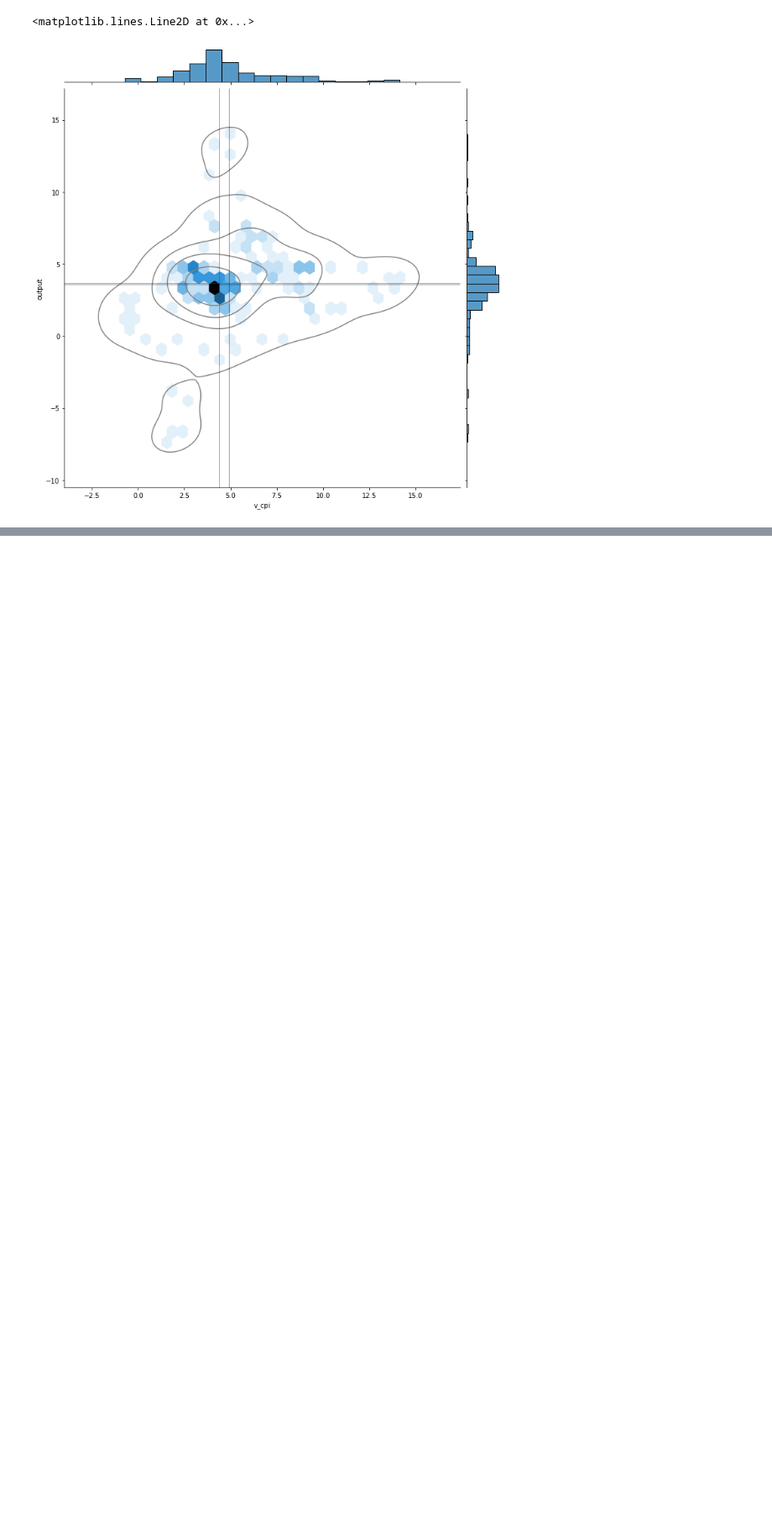
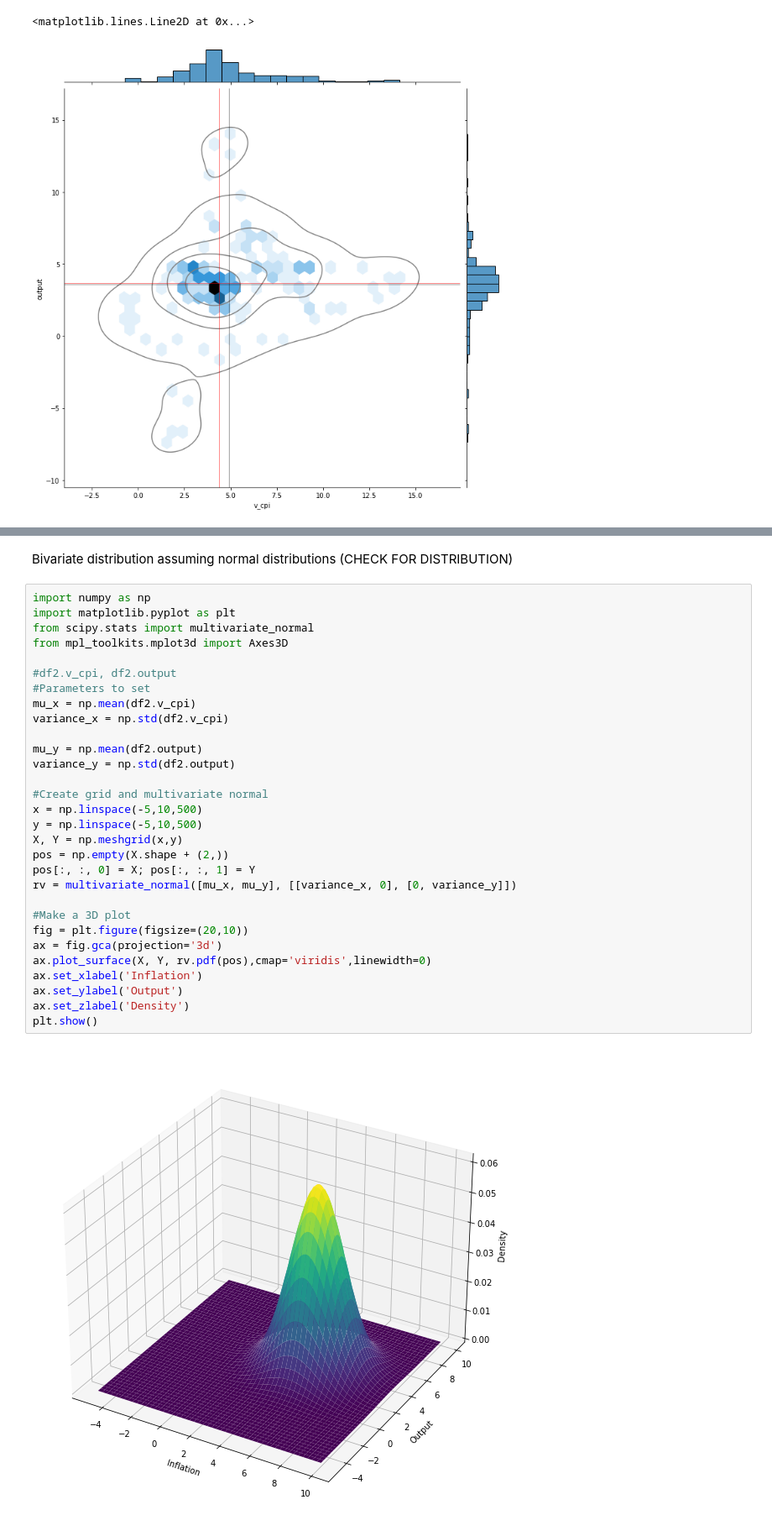
Before and after one commit to Marianojgm86/GARCH-CODES, a Jupyter notebook: statistical-analisys.ipynb, the cells around one changed output, grey strips where cells are left out. Shown at 84% size. Drawn from its saved outputs; the diff is of its cells as text; blank space fills up the shorter version.

```diff
--- a/statistical-analisys.ipynb
+++ b/statistical-analisys.ipynb
@@ -435,0 +436,34 @@ plt.colorbar(h[3])
+# %% [markdown]
+Bivariate distribution assuming normal distributions (CHECK FOR DISTRIBUTION)
+# %%
+import numpy as np
+import matplotlib.pyplot as plt
+from scipy.stats import multivariate_normal
+from mpl_toolkits.mplot3d import Axes3D
+
+#df2.v_cpi, df2.output
+#Parameters to set
+mu_x = np.mean(df2.v_cpi)
+variance_x = np.std(df2.v_cpi)
+
+mu_y = np.mean(df2.output)
+variance_y = np.std(df2.output)
+
+#Create grid and multivariate normal
+x = np.linspace(-5,10,500)
+y = np.linspace(-5,10,500)
+X, Y = np.meshgrid(x,y)
+pos = np.empty(X.shape + (2,))
+pos[:, :, 0] = X; pos[:, :, 1] = Y
+rv = multivariate_normal([mu_x, mu_y], [[variance_x, 0], [0, variance_y]])
+
+#Make a 3D plot
+fig = plt.figure(figsize=(20,10))
+ax = fig.gca(projection='3d')
+ax.plot_surface(X, Y, rv.pdf(pos),cmap='viridis',linewidth=0)
+ax.set_xlabel('Inflation')
+ax.set_ylabel('Output')
+ax.set_zlabel('Density')
+plt.show()
+# %% [output]
+[figure, added]
```
Also changed, not shown: parts of 6 cells of this notebook, 30 other files.
